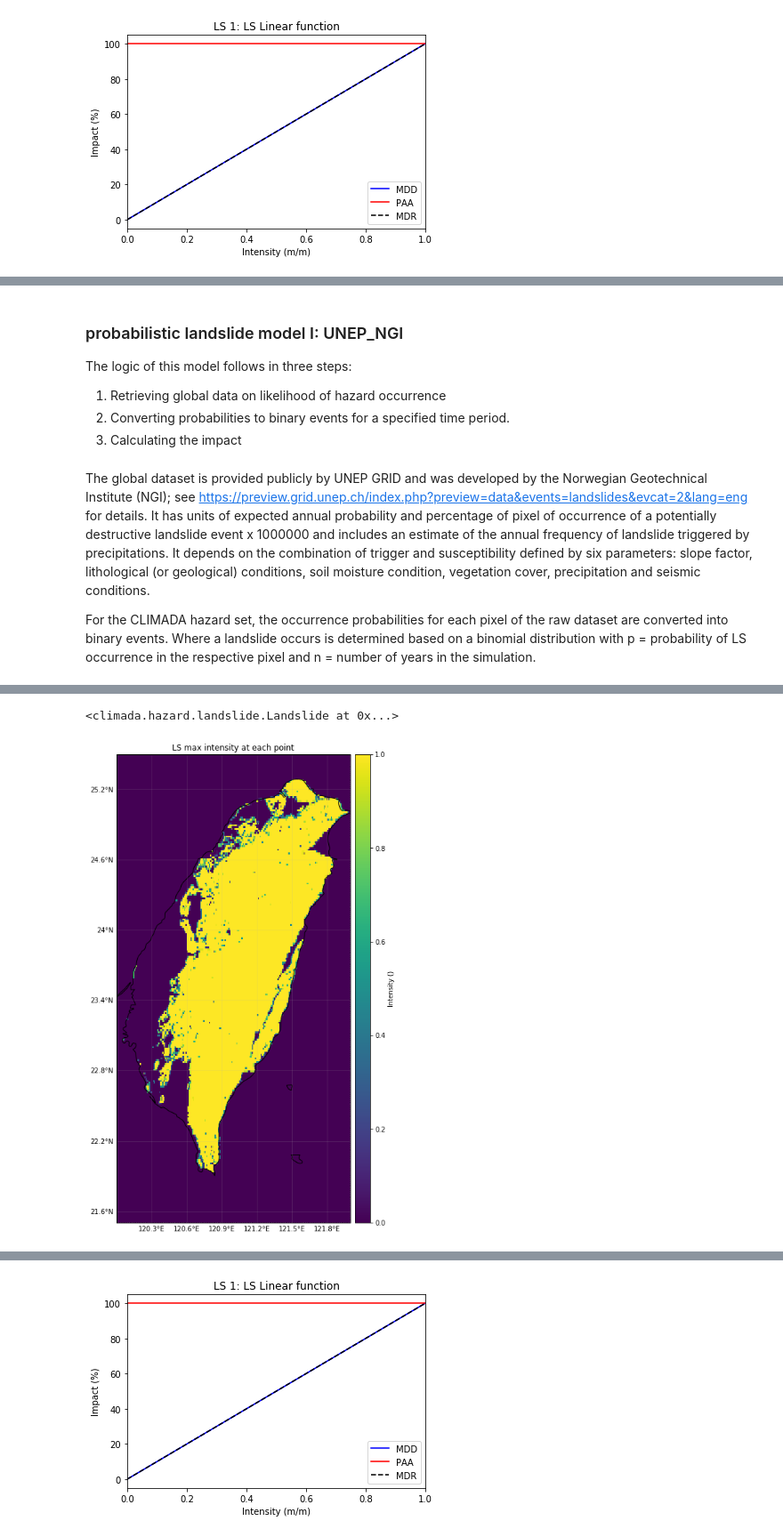
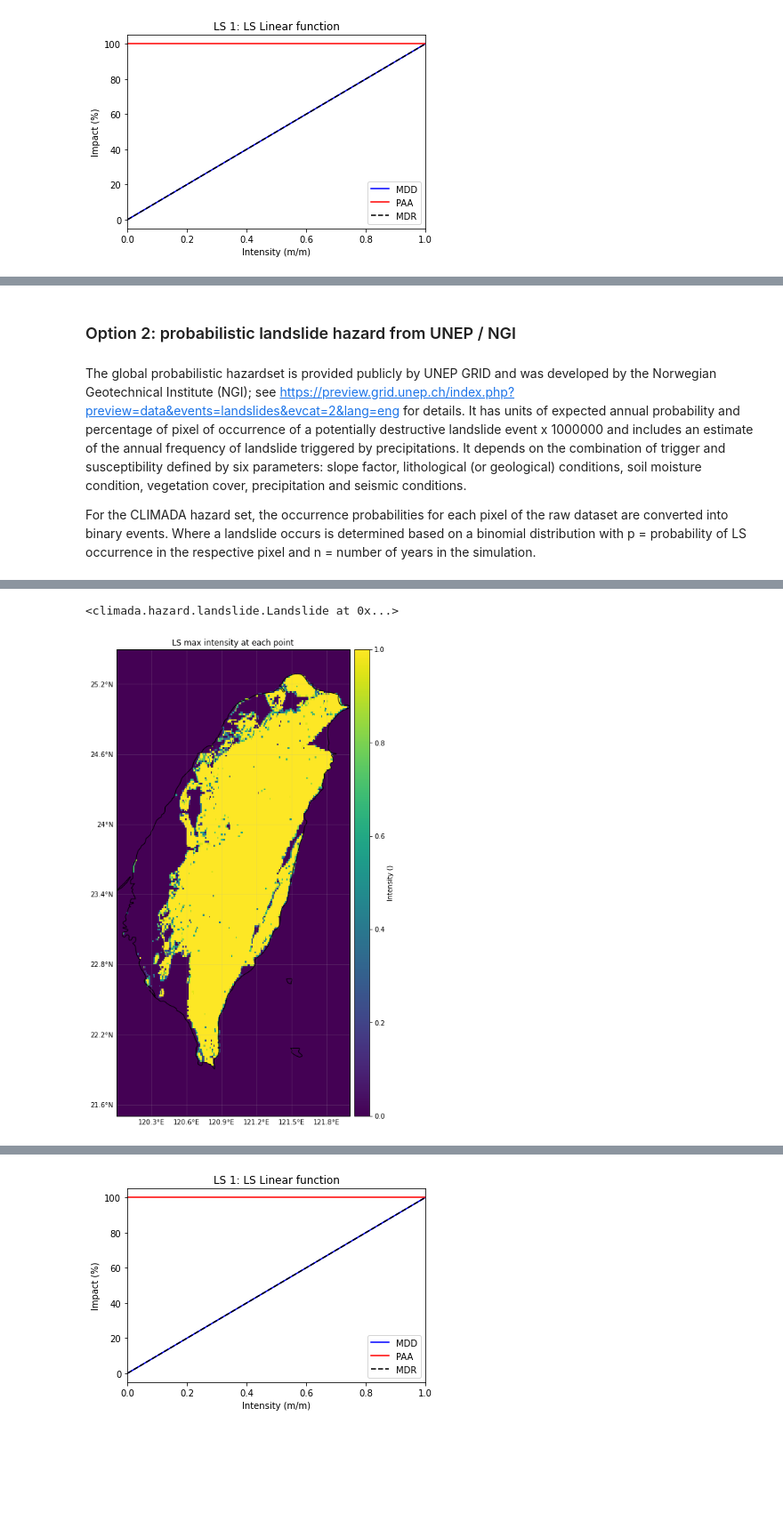
Before and after one commit to mmyrte/climada_python, a Jupyter notebook: doc/tutorial/climada_hazard_Landslide.ipynb, the cells around one changed output, grey strips where cells are left out. Shown at 89% size. Saved outputs shown, nothing was run; the diff lists cells and outputs as text; code cells hidden in the pictures; blank space fills up the shorter version.

```diff
--- a/doc/tutorial/climada_hazard_Landslide.ipynb
+++ b/doc/tutorial/climada_hazard_Landslide.ipynb
@@ -134,13 +129,8 @@ imp_LS_Taiwan_hist.plot_raster_eai_exposure()
 <cartopy.mpl.geoaxes.GeoAxesSubplot at 0x...>
 [figure]
-# %% [markdown]
-### probabilistic landslide model I: UNEP_NGI
-
-The logic of this model follows in three steps:
-1. Retrieving global data on likelihood of hazard occurrence
-2. Converting probabilities to binary events for a specified time period.
-3. Calculating the impact
+# %% [markdown]
+### Option 2:  probabilistic landslide hazard from UNEP / NGI
 # %% [markdown]
-The global dataset is provided publicly by UNEP GRID and was developed by the Norwegian Geotechnical Institute (NGI); see https://preview.grid.unep.ch/index.php?preview=data&events=landslides&evcat=2&lang=eng for details. It has units of expected annual probability and percentage of pixel of occurrence of a potentially destructive landslide event x 1000000 and includes an estimate of the annual frequency of landslide triggered by precipitations. It depends on the combination of trigger and susceptibility defined by six parameters: slope factor, lithological (or geological) conditions, soil moisture condition, vegetation cover, precipitation and seismic conditions.
+The global probabilistic hazardset is provided publicly by UNEP GRID and was developed by the Norwegian Geotechnical Institute (NGI); see https://preview.grid.unep.ch/index.php?preview=data&events=landslides&evcat=2&lang=eng for details. It has units of expected annual probability and percentage of pixel of occurrence of a potentially destructive landslide event x 1000000 and includes an estimate of the annual frequency of landslide triggered by precipitations. It depends on the combination of trigger and susceptibility defined by six parameters: slope factor, lithological (or geological) conditions, soil moisture condition, vegetation cover, precipitation and seismic conditions.
 
 For the CLIMADA hazard set, the occurrence probabilities for each pixel of the raw dataset are converted into binary events. Where a landslide occurs is determined  based on a binomial distribution with p = probability of LS occurrence in the respective pixel and n = number of years in the simulation.
@@ -155,6 +142,7 @@ from climada.hazard import landslide
 from climada.hazard.landslide import Landslide
 import os
 # %%
-haz_ls_Taiwan_prob_I = Landslide()
-haz_ls_Taiwan_prob_I.set_ls_model_prob(ls_model = "UNEP_NGI", bbox=[25.5, 122.0, 21.5, 120.0], n_years = 500, check_plots=1)
+haz_ls_taiwan_prob = Landslide()
+bbox_taiwan = [25.5, 122.0, 21.5, 120.0]
+haz_ls_taiwan_prob.set_ls_model_prob(bbox=bbox_taiwan, check_plots=1)
 # %% [output]
@@ -163,2 +151,2 @@ haz_ls_Taiwan_prob_I.set_ls_model_prob(ls_model = "UNEP_NGI", bbox=[25.5, 122.0,
 <climada.hazard.landslide.Landslide at 0x...>
-[figure, old version]
+[figure, new version]
```
Also changed, not shown: parts of 42 cells of this notebook, 1 other file.
